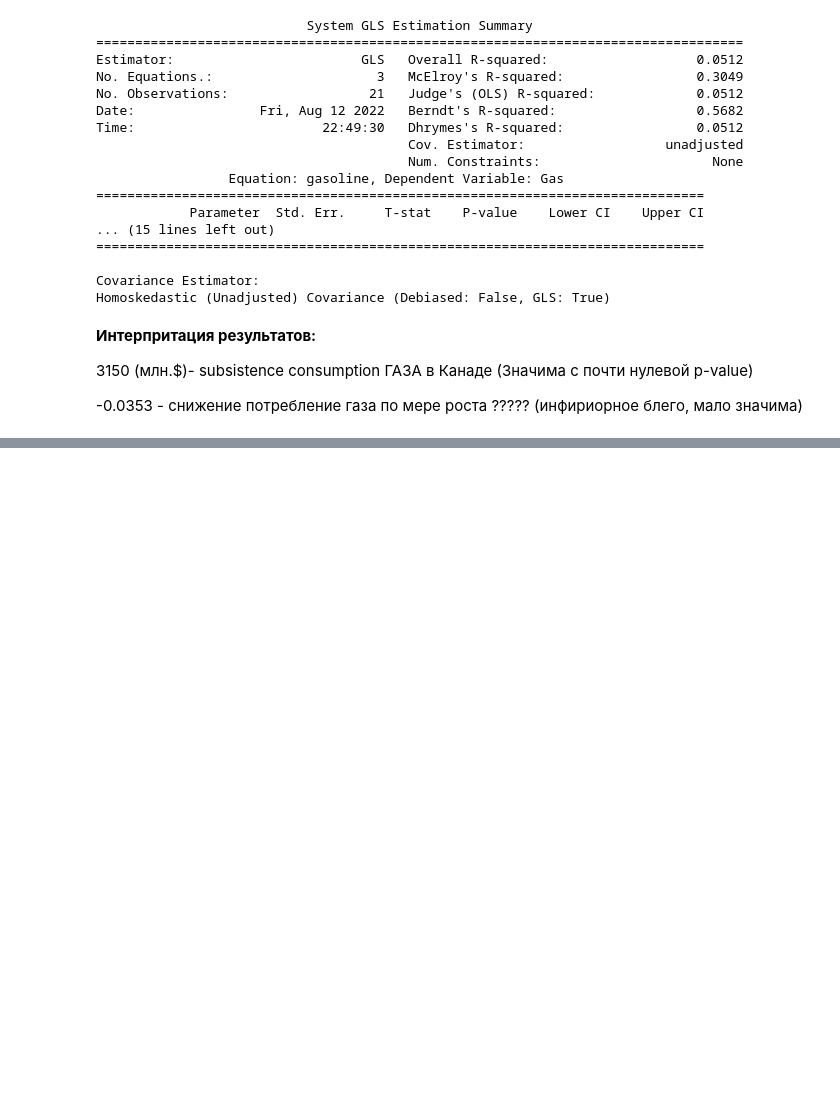
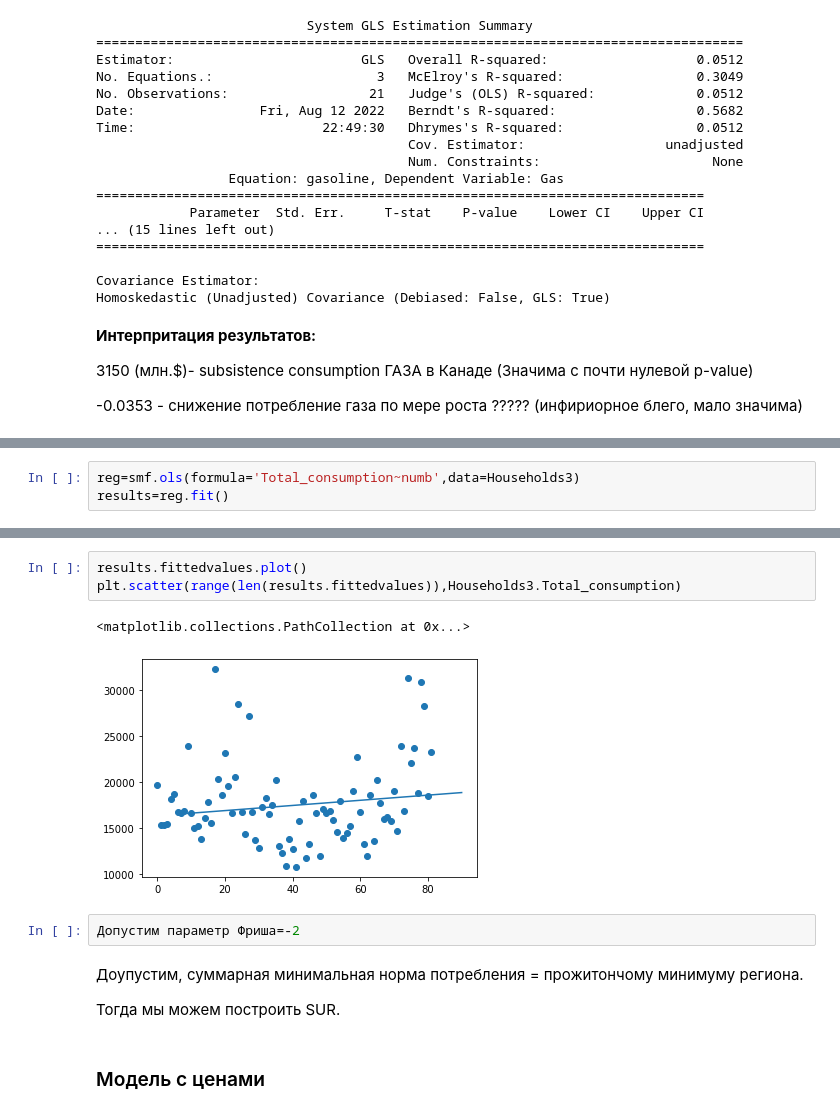
Before and after one commit to chereshan/Term-Paper, a Jupyter notebook: Linear Expenditure Systems (LES) Replication.ipynb, the cells around one changed output, grey strips where cells are left out. Saved outputs shown, nothing was run; the diff lists cells and outputs as text; blank space fills up the shorter version.

```diff
--- a/Linear Expenditure Systems (LES) Replication.ipynb
+++ b/Linear Expenditure Systems (LES) Replication.ipynb
@@ -157,0 +1723,3 @@ Homoskedastic (Unadjusted) Covariance (Debiased: False, GLS: True)
+# %%
+reg=smf.ols(formula='Total_consumption~numb',data=Households3)
+results=reg.fit()
@@ -157,0 +1757,14 @@ Homoskedastic (Unadjusted) Covariance (Debiased: False, GLS: True)
+# %%
+results.fittedvalues.plot()
+plt.scatter(range(len(results.fittedvalues)),Households3.Total_consumption)
+# %% [output]
+<matplotlib.collections.PathCollection at 0x...>
+[figure, added]
+# %%
+Допустим параметр Фриша=-2
+# %% [markdown]
+Доупустим, суммарная минимальная норма потребления = прожитончому минимуму региона.
+
+Тогда мы можем построить SUR.
+# %% [markdown]
+### Модель с ценами
```
Also changed, not shown: parts of 150 cells of this notebook.
